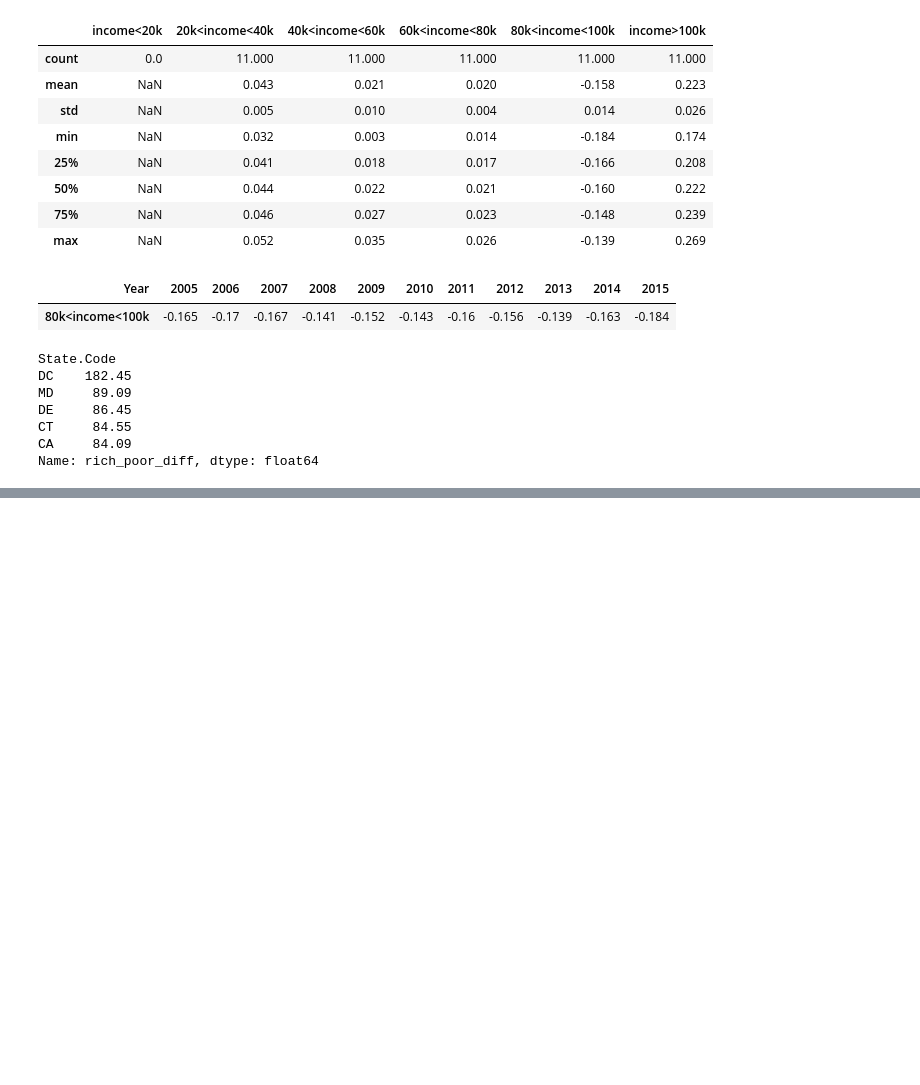
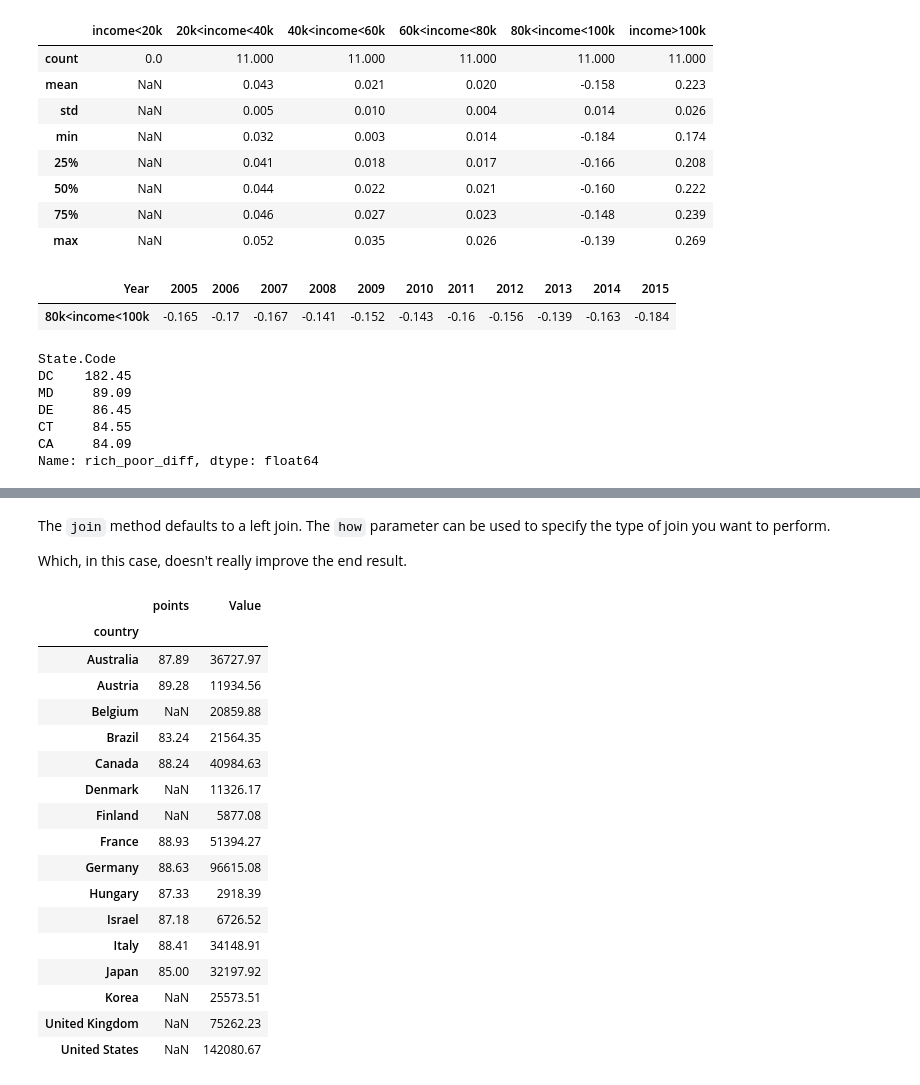
Before and after one commit to valatwork/excel-with-python-and-r, a Jupyter notebook: project/011P-workout-7.ipynb, the cells around one changed output, grey strips where cells are left out. Drawn from its saved outputs; the diff is of its cells as text; code cells hidden in the pictures; blank space fills up the shorter version.

```diff
--- a/project/011P-workout-7.ipynb
+++ b/project/011P-workout-7.ipynb
@@ -421,0 +647,25 @@ Name: rich_poor_diff, dtype: float64
+# %% [markdown]
+The `join` method defaults to a left join. The `how` parameter can be used to specify the type of join you want to perform.
+
+Which, in this case, doesn't really improve the end result.
+# %%
+country_points.to_frame().join(tourism_spending, how='right')
+# %% [output]
+|  | points | Value |
+| country |  |  |
+| Australia | 87.89 | 36727.97 |
+| Austria | 89.28 | 11934.56 |
+| Belgium | NaN | 20859.88 |
+| Brazil | 83.24 | 21564.35 |
+| Canada | 88.24 | 40984.63 |
+| Denmark | NaN | 11326.17 |
+| Finland | NaN | 5877.08 |
+| France | 88.93 | 51394.27 |
+| Germany | 88.63 | 96615.08 |
+| Hungary | 87.33 | 2918.39 |
+| Israel | 87.18 | 6726.52 |
+| Italy | 88.41 | 34148.91 |
+| Japan | 85.00 | 32197.92 |
+| Korea | NaN | 25573.51 |
+| United Kingdom | NaN | 75262.23 |
+| United States | NaN | 142080.67 |
```
Also changed, not shown: parts of 34 cells of this notebook.
